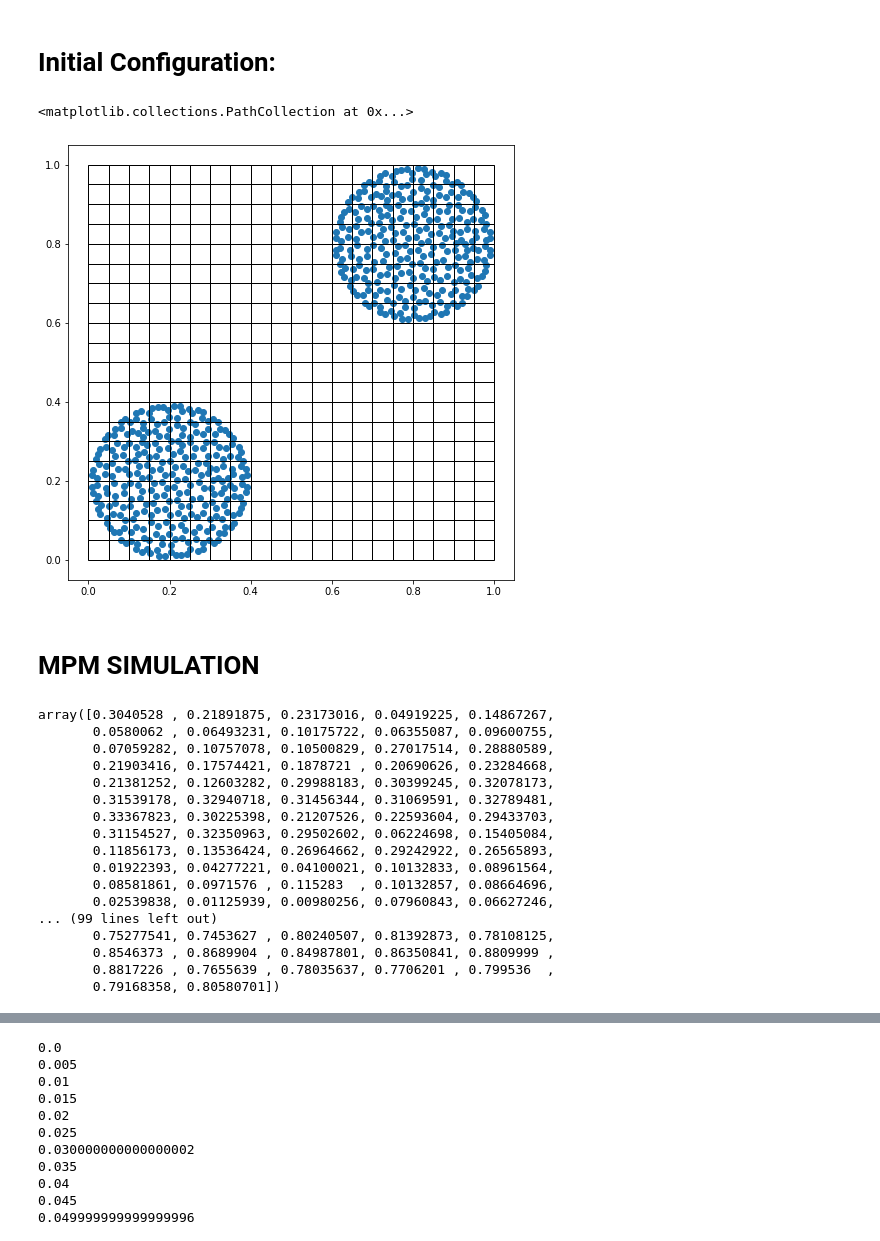
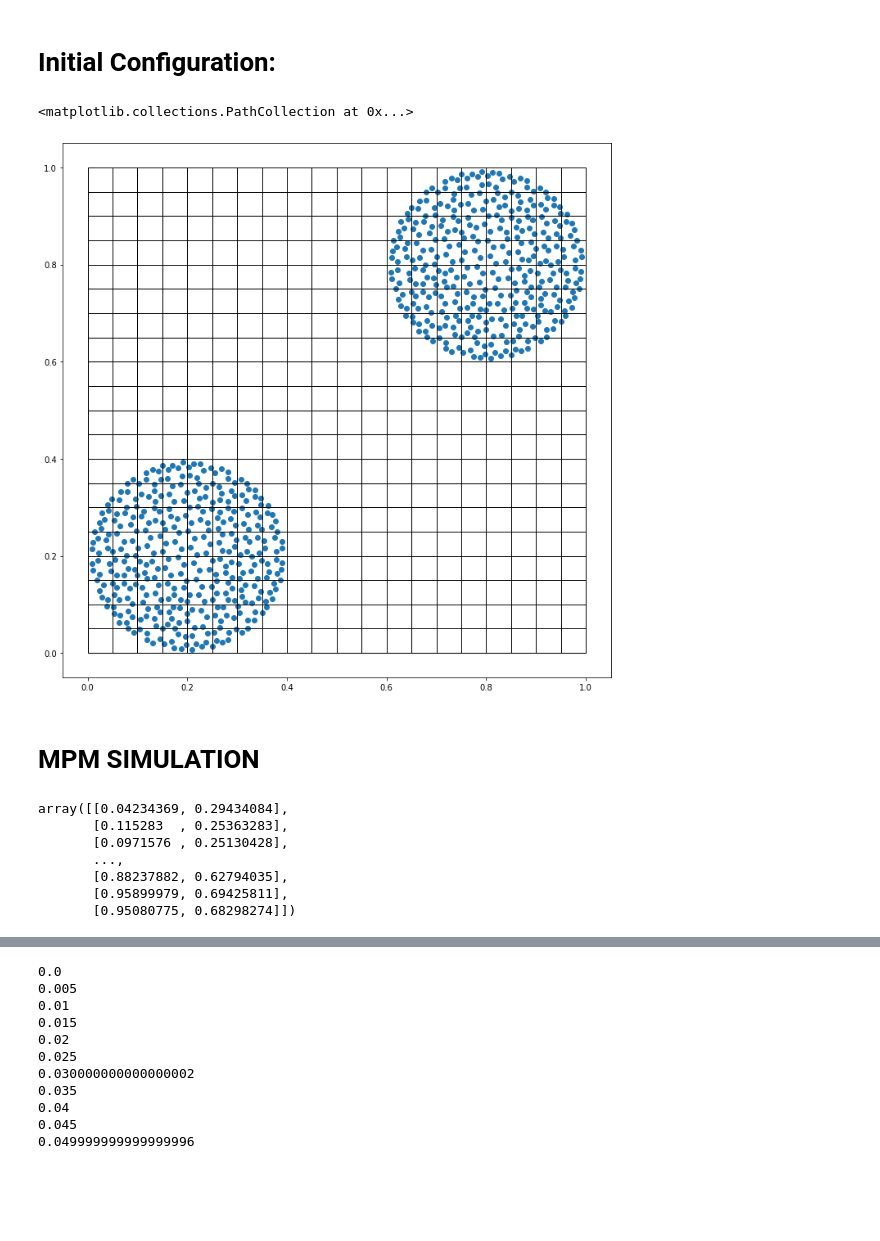
Before and after one commit to yildizdag/mpm, a Jupyter notebook: Benchmark/elasticCollision_MPM.ipynb, the cells around one changed output, grey strips where cells are left out. Saved outputs shown, nothing was run; the diff lists cells and outputs as text; code cells hidden in the pictures; blank space fills up the shorter version.

```diff
--- a/Benchmark/elasticCollision_MPM.ipynb
+++ b/Benchmark/elasticCollision_MPM.ipynb
@@ -16,7 +16,7 @@ def pmesh(pv,hmax,nref):
     for i in range(0,edge):
         d = np.sqrt((pv[i+1,0]-pv[i,0])**2+(pv[i+1,1]-pv[i,1])**2)
         if hmax<d:
-            n = np.ceil(d/hmax)
+            n = int(np.ceil(d/hmax))
             nx = np.linspace(pv[i,0],pv[i+1,0],n+1)
             ny = np.linspace(pv[i,1],pv[i+1,1],n+1)
             for j in range(0,len(nx[1:-1])):
@@ -98,10 +98,11 @@ def linear2Dshapefun(xi,eta):
 n = 60
 phi = (2*np.pi/n)*np.linspace(0,n,n+1)
 pv1 = np.transpose(np.array([0.2*np.cos(phi), 0.2*np.sin(phi)]))
-p,t = pmesh(pv1,0.036,0)
-set1 = (1/3.0)*np.transpose(np.array([p[t[:,0],0]+p[t[:,1],0]+p[t[:,2],0] , p[t[:,0],1]+p[t[:,1],1]+p[t[:,2],1]]))
-set1 = set1 + 0.2*np.ones((len(t),2))
-set2 = set1 + 0.6*np.ones((len(t),2))
+points,tri = pmesh(pv1,0.032,0)
+set1 = (1/3.0)*np.transpose(np.array([points[tri[:,0],0]+points[tri[:,1],0]+points[tri[:,2],0],
+                                      points[tri[:,0],1]+points[tri[:,1],1]+points[tri[:,2],1]]))
+set1 = set1 + 0.2*np.ones((len(tri),2))
+set2 = set1 + 0.6*np.ones((len(tri),2))
 p_set = np.append(set1,set2,axis=0)
 L1 = 1.0
 L2 = 1.0
@@ -120,0 +112,5 @@ array([[0.3040528 , 0.14663045],
+# %%
+plt.figure(figsize=(12,12))
+for i in range(0,len(tri)):
+    plt.gca().add_patch(patches.Polygon([[points[tri[i,0],0],points[tri[i,0],1]],[points[tri[i,1],0],points[tri[i,1],1]],[points[tri[i,2],0],points[tri[i,2],1]]],facecolor='w',edgecolor='k',fill=False))
+plt.scatter(p_set[:,0],p_set[:,1])
@@ -121,13 +120,13 @@ array([[0.3040528 , 0.14663045],
 # %% [markdown]
 # Initial Configuration:
 # %%
-plt.figure(figsize=(8,8))
+plt.figure(figsize=(12,12))
 for i in range(0,len(conn)):
     plt.gca().add_patch(patches.Polygon([[nodes[conn[i,0],0],nodes[conn[i,0],1]],[nodes[conn[i,1],0],nodes[conn[i,1],1]],[nodes[conn[i,2],0],nodes[conn[i,2],1]],[nodes[conn[i,3],0],nodes[conn[i,3],1]]],facecolor='w',edgecolor='k',fill=False))
 plt.scatter(p_set[:,0],p_set[:,1])
 # %% [output]
 <matplotlib.collections.PathCollection at 0x...>
-[figure, old version]
+[figure, new version]
 # %% [markdown]
 # MPM SIMULATION
 # %%
@@ -179,26 +180,16 @@ X[:,0]=rp[:,0]
 Y[:,0]=rp[:,1]
 Tstep = time/frame
 step = int(np.floor(Tstep/deltaT))
-# %%
-p_set[:,0]
-# %% [output]
-array([0.3040528 , 0.21891875, 0.23173016, 0.04919225, 0.14867267,
-       0.0580062 , 0.06493231, 0.10175722, 0.06355087, 0.09600755,
-       0.07059282, 0.10757078, 0.10500829, 0.27017514, 0.28880589,
-       0.21903416, 0.17574421, 0.1878721 , 0.20690626, 0.23284668,
-       0.21381252, 0.12603282, 0.29988183, 0.30399245, 0.32078173,
-       0.31539178, 0.32940718, 0.31456344, 0.31069591, 0.32789481,
-       0.33367823, 0.30225398, 0.21207526, 0.22593604, 0.29433703,
-       0.31154527, 0.32350963, 0.29502602, 0.06224698, 0.15405084,
-       0.11856173, 0.13536424, 0.26964662, 0.29242922, 0.26565893,
-       0.01922393, 0.04277221, 0.04100021, 0.10132833, 0.08961564,
-       0.08581861, 0.0971576 , 0.115283  , 0.10132857, 0.08664696,
-       0.02539838, 0.01125939, 0.00980256, 0.07960843, 0.06627246,
-... (99 lines left out)
-       0.75277541, 0.7453627 , 0.80240507, 0.81392873, 0.78108125,
-       0.8546373 , 0.8689904 , 0.84987801, 0.86350841, 0.8809999 ,
-       0.8817226 , 0.7655639 , 0.78035637, 0.7706201 , 0.799536  ,
-       0.79168358, 0.80580701])
+# %%
+rp
+# %% [output]
+array([[0.04234369, 0.29434084],
+       [0.115283  , 0.25363283],
+       [0.0971576 , 0.25130428],
+       ...,
+       [0.88237882, 0.62794035],
+       [0.95899979, 0.69425811],
+       [0.95080775, 0.68298274]])
 # %%
 plt.figure(figsize=(8,8))
 for i in range(0,len(conn)):
```
Also changed, not shown: parts of 20 cells of this notebook.
